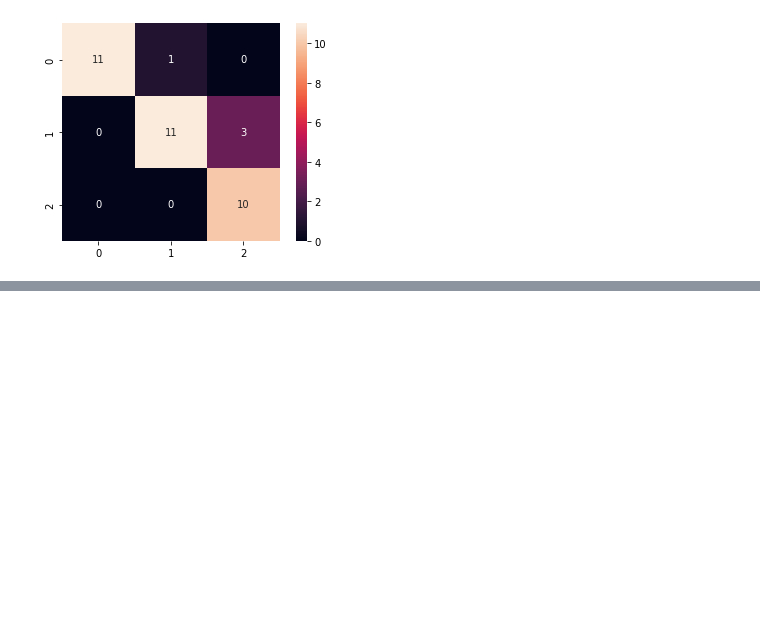
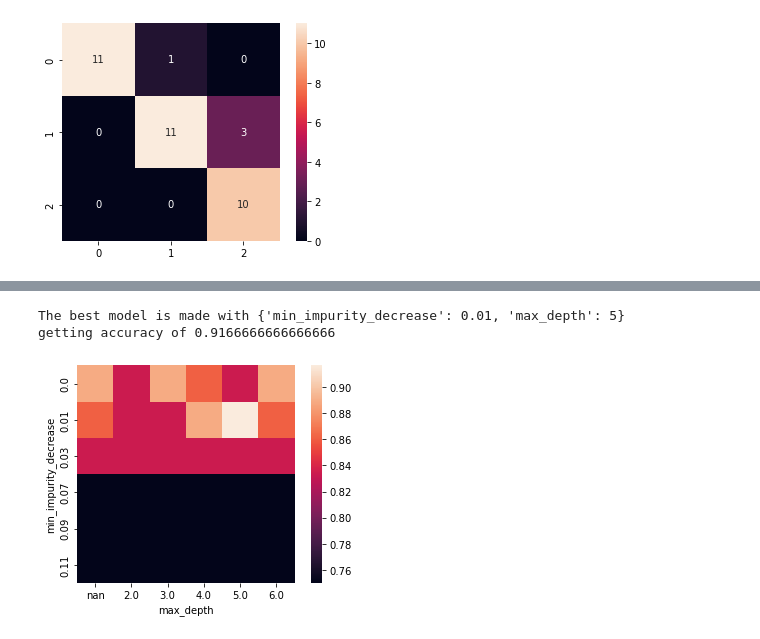
Before and after one commit to dbdmg/aiis-mllabs, a Jupyter notebook: HandsOn3 - Classification/HandsOn3.1-Sol.ipynb, the cells around one changed output, grey strips where cells are left out. Drawn from its saved outputs; the diff is of its cells as text; code cells hidden in the pictures; blank space fills up the shorter version.

```diff
--- a/HandsOn3 - Classification/HandsOn3.1-Sol.ipynb
+++ b/HandsOn3 - Classification/HandsOn3.1-Sol.ipynb
@@ -179,0 +185,22 @@ weighted avg       0.90      0.89      0.89        36
+# %%
+from sklearn.model_selection import ParameterGrid
+
+params = {
+    "max_depth": [None, 2, 3, 4, 5, 6],
+    "min_impurity_decrease": [0, .01, .03, .07, .09, .11]
+}
+
+accuracies = []
+for config in ParameterGrid(params):
+    clf = DecisionTreeClassifier(**config)
+    clf.fit(X_train, y_train)
+    accuracies.append(accuracy_score(y_test, clf.predict(X_test)))
+
+print(f"The best model is made with {ParameterGrid(params)[np.argmax(accuracies)]}")
+print(f"getting accuracy of {max(accuracies)}")
+
+g = sns.heatmap(pd.DataFrame(ParameterGrid(params)).assign(acc=accuracies).pivot(columns='max_depth', index='min_impurity_decrease', values='acc'), square=True)
+# %% [output]
+The best model is made with {'min_impurity_decrease': 0.01, 'max_depth': 5}
+getting accuracy of 0.9166666666666666
+[figure, added]
```
Also changed, not shown: parts of 15 cells of this notebook.
